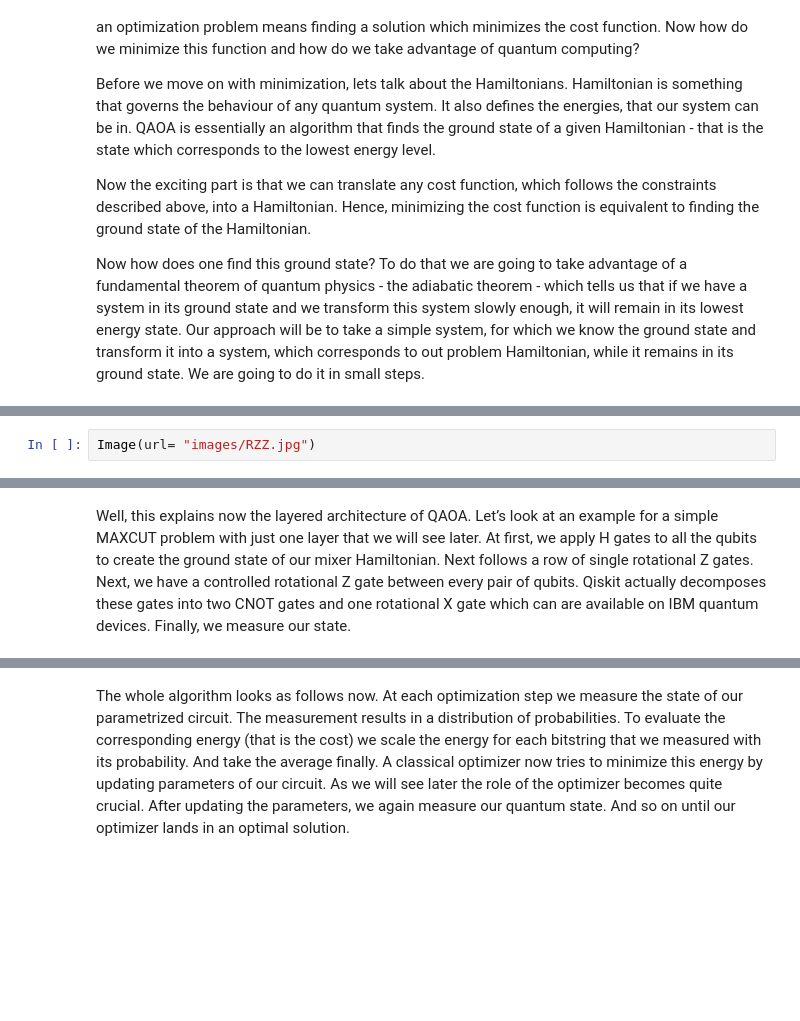
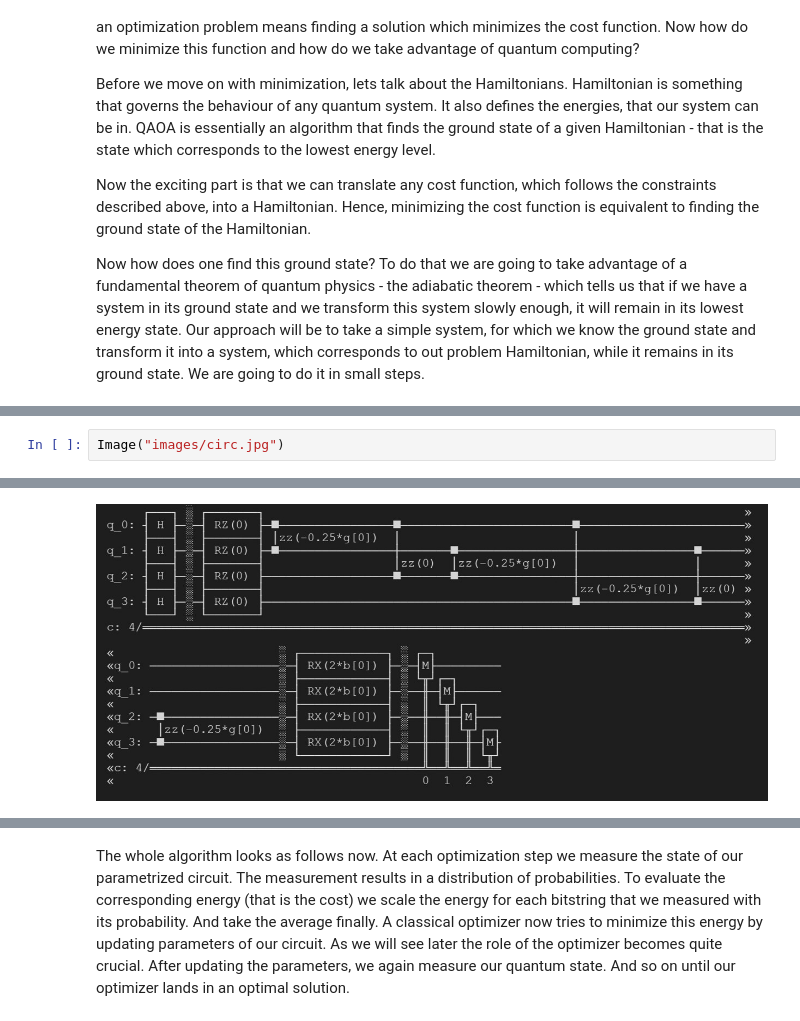
Before and after one commit to nicolasthill/Qiskit-Hackathon-at-World-of-QUANTUM, a Jupyter notebook: QAOA 101/QAOA_Theoretical_Background.ipynb, the cells around one changed output, grey strips where cells are left out. Saved outputs shown, nothing was run; the diff lists cells and outputs as text; blank space fills up the shorter version.

```diff
--- a/QAOA 101/QAOA_Theoretical_Background.ipynb
+++ b/QAOA 101/QAOA_Theoretical_Background.ipynb
@@ -78,3 +98,3 @@ Now these rotations also depend on the coefficients in our QUBO matrix.
 # %%
-Image(url= "images/RZZ.jpg")
+Image("images/circ.jpg")
 # %% [output]
@@ -82,6 +101 @@ Image(url= "images/RZZ.jpg")
+[figure, added]
-# %% [markdown]
-Well, this explains now the layered architecture of QAOA. Let’s look at an example for a simple MAXCUT problem with just
-one layer that we will see later. At first, we apply H gates to all the qubits to create the ground state of our mixer
-Hamiltonian. Next follows a row of single rotational Z gates. Next, we have a controlled rotational Z gate between every
-pair of qubits. Qiskit actually decomposes these gates into two CNOT gates and one rotational X gate which can are
-available on IBM quantum devices. Finally, we measure our state.
```
Also changed, not shown: parts of 8 cells of this notebook.
